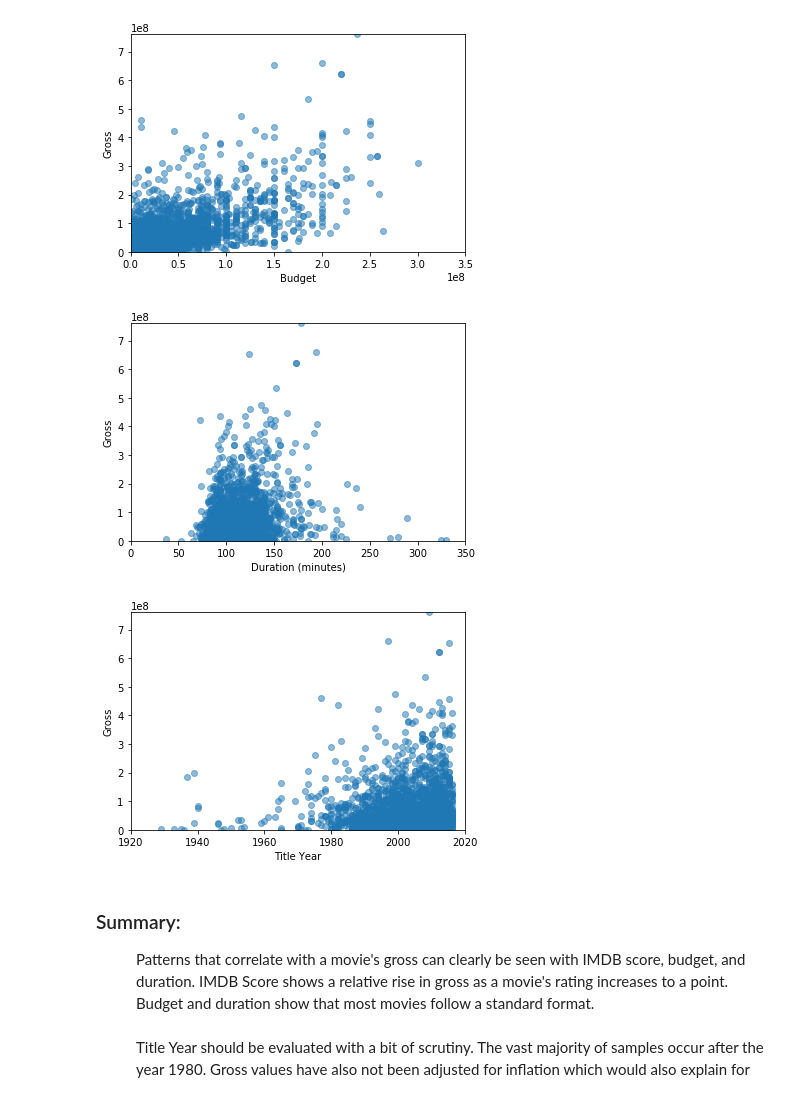
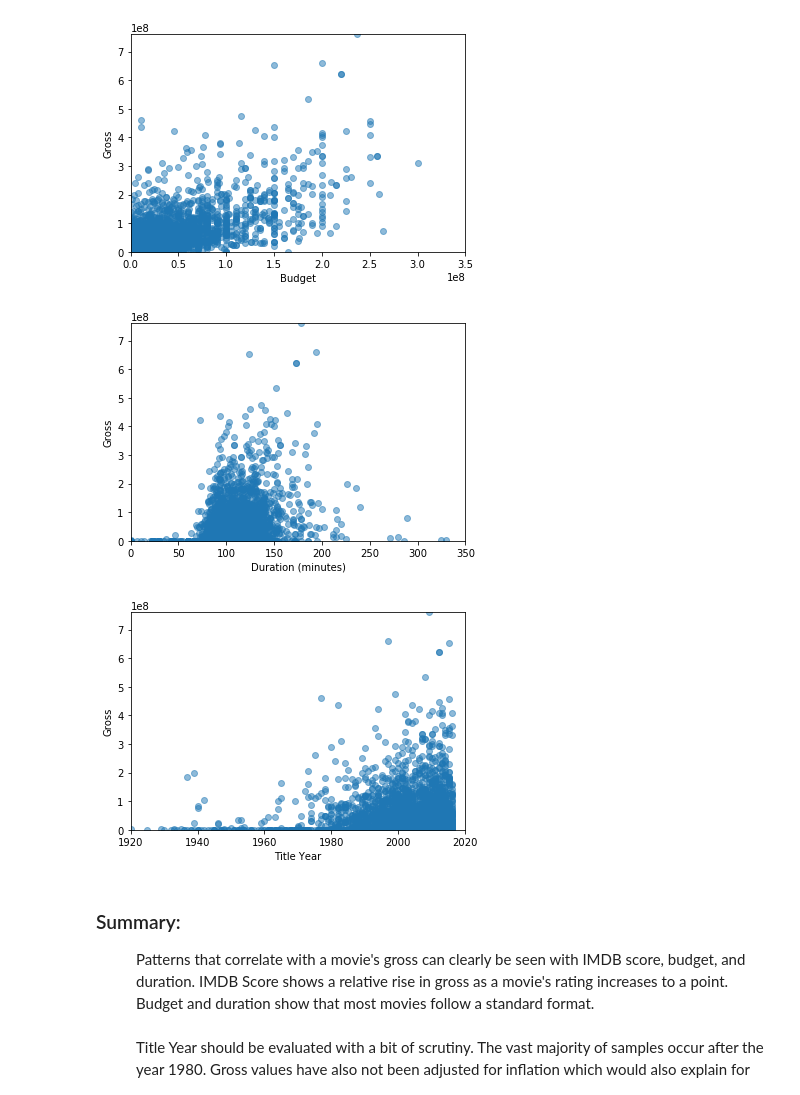
Before and after one commit to marc-hern/Feature-Selection-In-IMDB, a Jupyter notebook: Feature-Selection.ipynb, the cells around one changed output. Drawn from its saved outputs; the diff is of its cells as text; code cells hidden in the pictures.

```diff
--- a/Feature-Selection.ipynb
+++ b/Feature-Selection.ipynb
@@ -16,6 +16,6 @@ with warnings.catch_warnings():
     warnings.filterwarnings("ignore",category=DeprecationWarning)
 # %%
 # Read csv into Pandas dataframe
-movies_dataframe = pd.read_csv('movie_metadata_usa.csv')
+movies_dataframe = pd.read_csv('movie_metadata.csv')
 movies_dataframe.head(12)
 # %% [output]
@@ -34,0 +48,6 @@ movies_dataframe.head(12)
+# %%
+movies_dataframe = movies_dataframe.drop(movies_dataframe[movies_dataframe.country != 'USA'].index)
+movies_dataframe = movies_dataframe.fillna(0)
+movies_dataframe = movies_dataframe.drop(movies_dataframe[movies_dataframe.color == 0].index)
+
+movies_dataframe.head(12)
@@ -99,21 +133,21 @@ plt.show()
 # %%
 # Gross vs. Duration
 
-x_axis = movies_dataframe['duration']
+x_axis = movies_dataframe[['duration']]
 
 plt.ylabel('Gross')
 plt.xlabel('Duration (minutes)')
 
 plt.ylim([0, 760505847])            #Gross limit of $760505847
 plt.xlim([0, 350])                  #Durtaion limit of 350 minutes (looong movies)
 plt.scatter(x_axis, y, alpha=0.5)
 plt.show()
 # %% [output]
-[figure, old version]
+[figure, new version]
 # %%
 # Gross vs. Title Year
 
-x_axis = movies_dataframe['title_year']
+x_axis = movies_dataframe[['title_year']]
 
 plt.ylabel('Gross')
 plt.xlabel('Title Year')
@@ -123,7 +157,7 @@ plt.xlim([1920, 2020])              #Title Year range of 1920 - 2020
 plt.scatter(x_axis, y, alpha=0.5)
 plt.show()
 # %% [output]
-[figure, old version]
+[figure, new version]
 # %% [markdown]
 <dl>
     <dt><h3>Summary:<br /></h3></dt>
```
Also changed, not shown: parts of 26 cells of this notebook, 3 other files.
